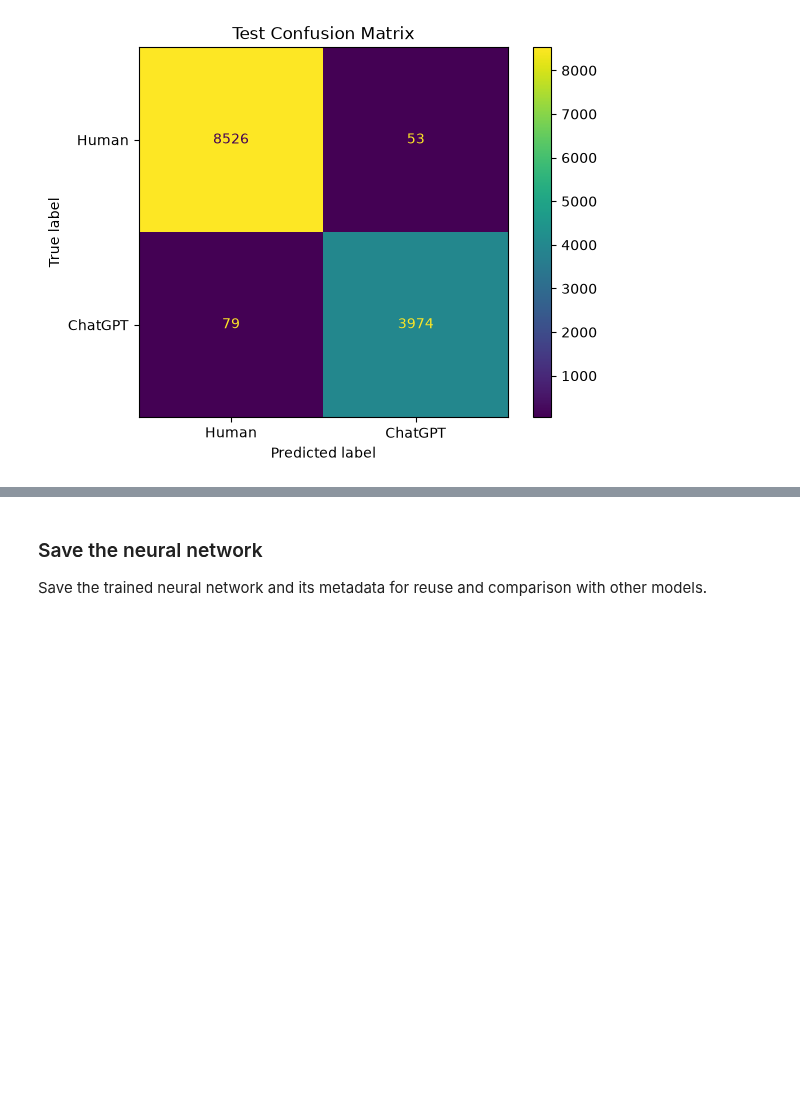
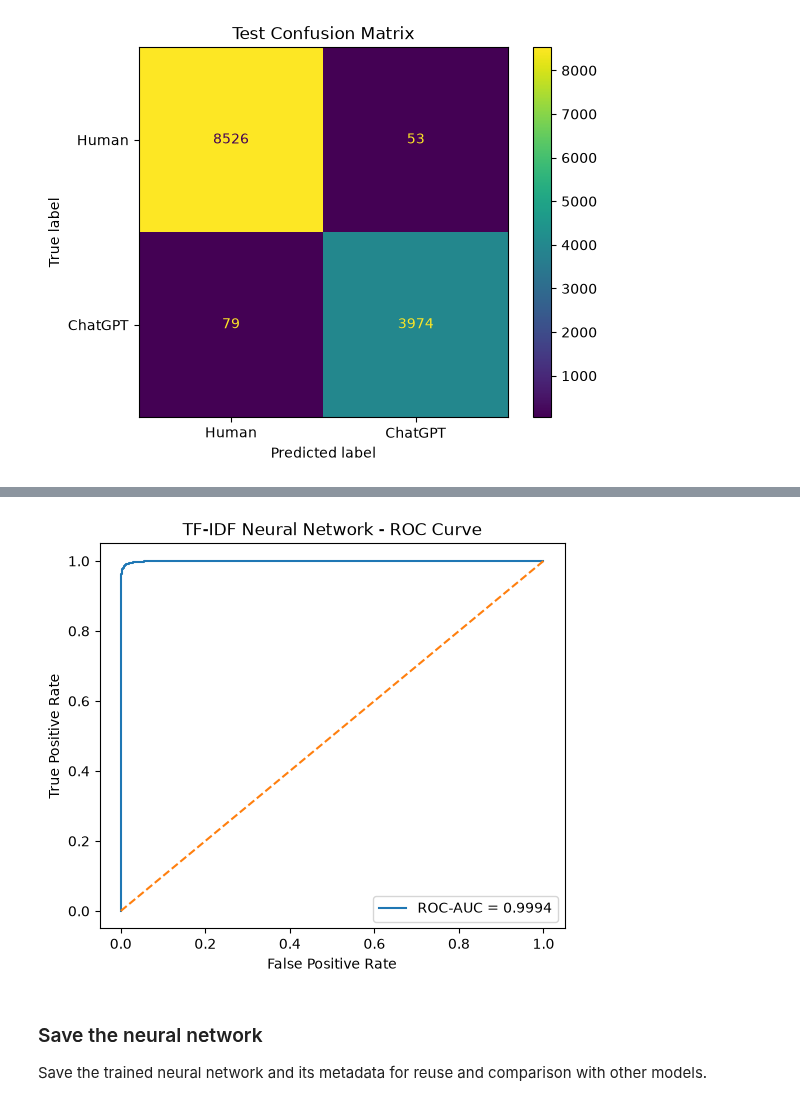
Before and after one commit to Break-Through-Tech/Chewy-1B-spot-the-bot-detecting-ai-generated-text, a Jupyter notebook: notebooks/tfidf/feedforward_neural_network.ipynb, the cells around one changed output, grey strips where cells are left out. Saved outputs shown, nothing was run; the diff lists cells and outputs as text; code cells hidden in the pictures; blank space fills up the shorter version.

```diff
--- a/notebooks/tfidf/feedforward_neural_network.ipynb
+++ b/notebooks/tfidf/feedforward_neural_network.ipynb
@@ -404,0 +409,38 @@ Test Confusion Matrix:
+# %%
+from sklearn.metrics import roc_curve, roc_auc_score
+
+test_probs = model.predict(
+    test_gen
+).ravel()
+
+fpr, tpr, thresholds = roc_curve(
+    y_test,
+    test_probs
+)
+
+test_auc = roc_auc_score(
+    y_test,
+    test_probs
+)
+
+plt.figure(figsize=(6, 5))
+
+plt.plot(
+    fpr,
+    tpr,
+    label=f"ROC-AUC = {test_auc:.4f}"
+)
+
+plt.plot(
+    [0, 1],
+    [0, 1],
+    linestyle="--"
+)
+
+plt.xlabel("False Positive Rate")
+plt.ylabel("True Positive Rate")
+plt.title("TF-IDF Neural Network - ROC Curve")
+plt.legend()
+
+plt.show()
+# %% [output]
@@ -405,3 +448,4 @@ Test Confusion Matrix:
+[figure, added]
 # %% [markdown]
 ### Save the neural network
 Save the trained neural network and its metadata for reuse and comparison with other models.
```
Also changed, not shown: parts of 3 cells of this notebook, 7 other files.
